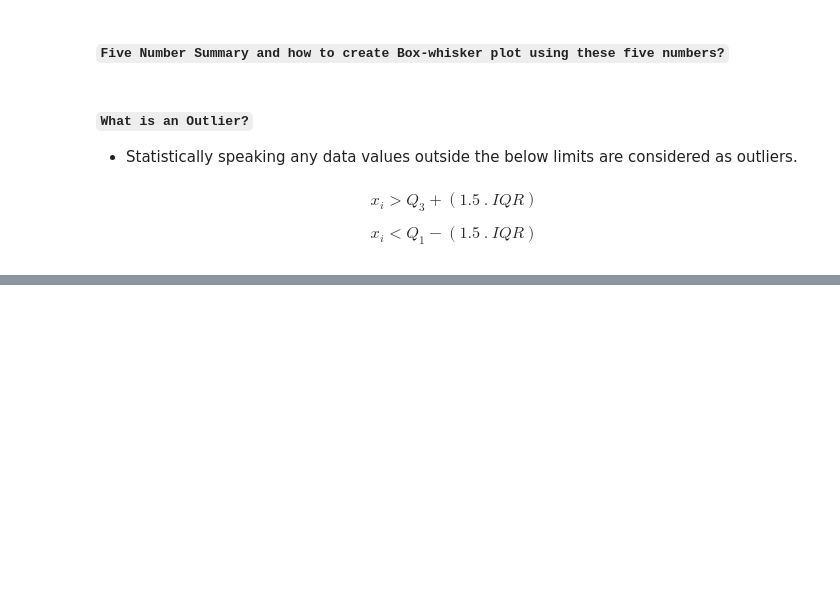
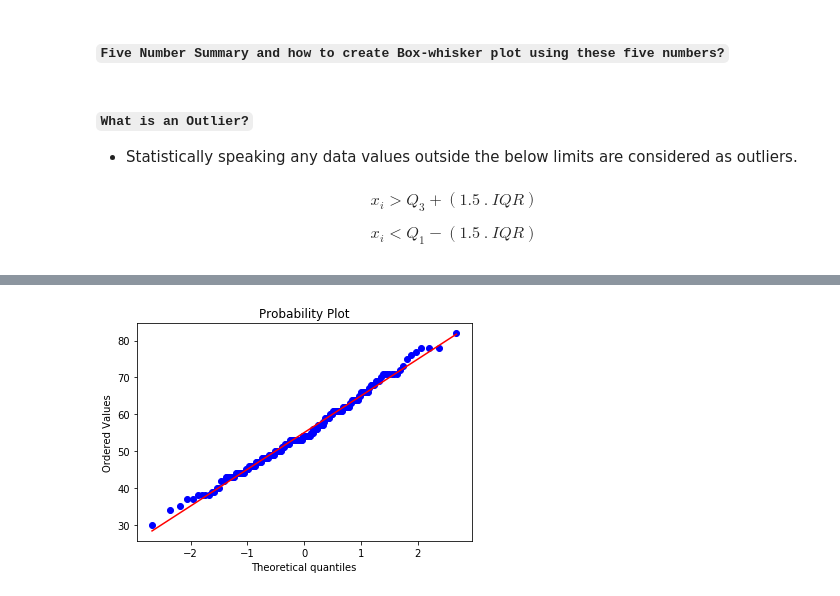
Before and after one commit to raj-shr-git/Statistics_live_classes, a Jupyter notebook: BioStats.ipynb, the cells around one changed output, grey strips where cells are left out. Saved outputs shown, nothing was run; the diff lists cells and outputs as text; code cells hidden in the pictures; blank space fills up the shorter version.

```diff
--- a/BioStats.ipynb
+++ b/BioStats.ipynb
@@ -773,0 +854,5 @@ skw(patient_id_age['AGE'])
+# %%
+qqplot(patient_id_age['AGE'],plot=plt)
+plt.show()
+# %% [output]
+[figure, added]
```
Also changed, not shown: parts of 48 cells of this notebook, 1 other file.
